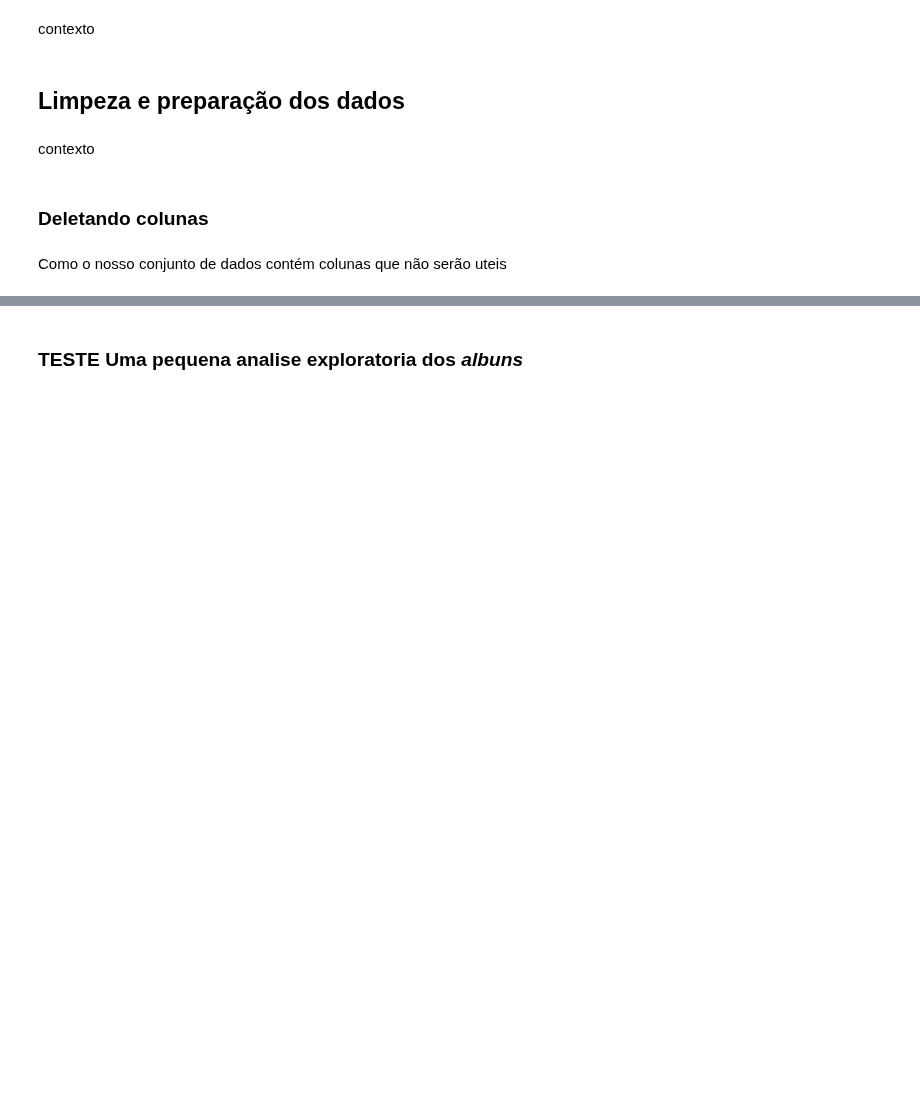
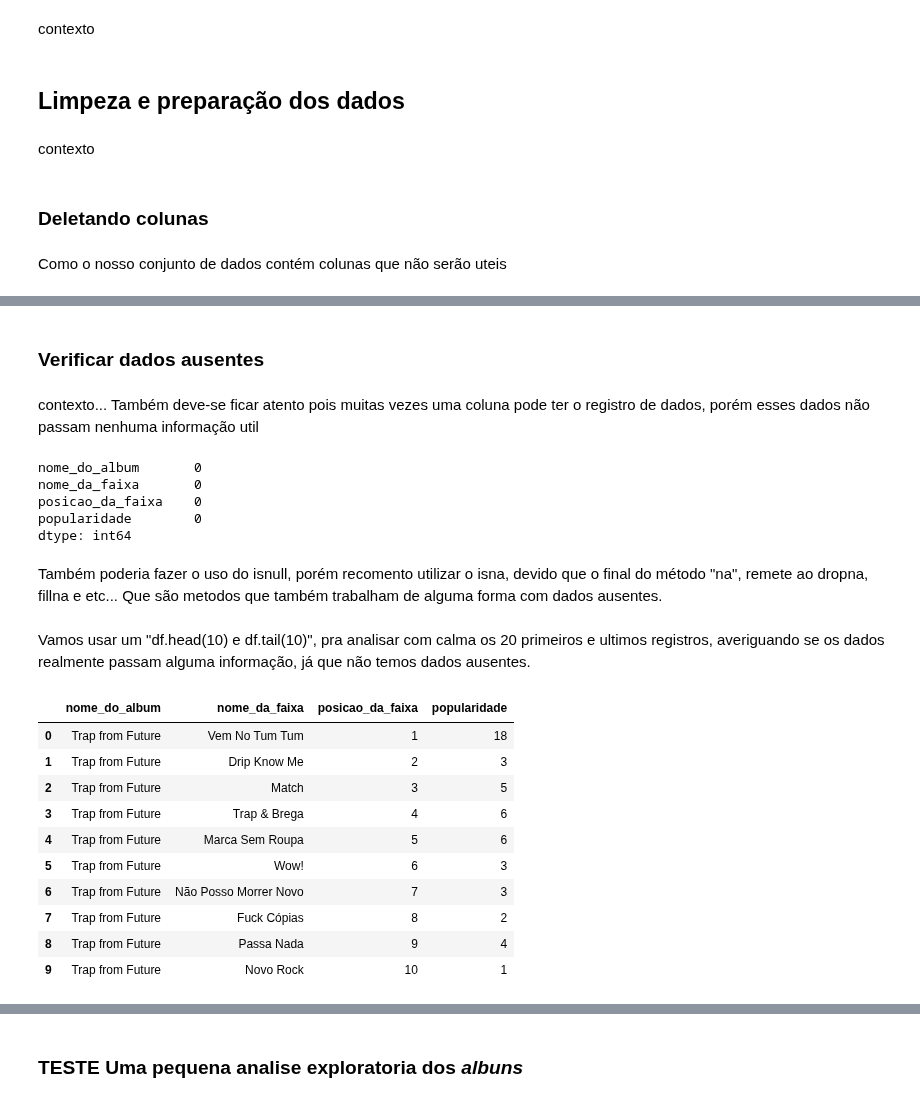
Before and after one commit to luislauriano/Data_Science, a Jupyter notebook: Projeto_construcao.ipynb, the cells around one changed output, grey strips where cells are left out. Drawn from its saved outputs; the diff is of its cells as text; code cells hidden in the pictures; blank space fills up the shorter version.

```diff
--- a/Projeto_construcao.ipynb
+++ b/Projeto_construcao.ipynb
@@ -241,0 +241,2 @@ df.head()
+# %%
+df = df[['album', 'name', 'track_number', 'popularity']].copy()
@@ -241,0 +272,30 @@ df.head()
+# %% [markdown]
+### **Verificar dados ausentes**
+# %% [markdown]
+contexto... Também deve-se ficar atento pois muitas vezes uma coluna pode ter o registro de dados, porém esses dados não passam nenhuma informação util
+# %%
+df.isna().sum()
+# %% [output]
+nome_do_album       0
+nome_da_faixa       0
+posicao_da_faixa    0
+popularidade        0
+dtype: int64
+# %% [markdown]
+Também poderia fazer o uso do isnull, porém recomento utilizar o isna, devido que o final  do método "na", remete ao dropna, fillna e etc... Que são metodos que também trabalham de alguma forma com dados ausentes.
+# %% [markdown]
+Vamos usar um "df.head(10) e df.tail(10)", pra analisar com calma os 20 primeiros e ultimos registros, averiguando se os dados realmente passam alguma informação, já que não temos dados ausentes.
+# %%
+df.head(10)
+# %% [output]
+|  | nome_do_album | nome_da_faixa | posicao_da_faixa | popularidade |
+| 0 | Trap from Future | Vem No Tum Tum | 1 | 18 |
+| 1 | Trap from Future | Drip Know Me | 2 | 3 |
+| 2 | Trap from Future | Match | 3 | 5 |
+| 3 | Trap from Future | Trap & Brega | 4 | 6 |
+| 4 | Trap from Future | Marca Sem Roupa | 5 | 6 |
+| 5 | Trap from Future | Wow! | 6 | 3 |
+| 6 | Trap from Future | Não Posso Morrer Novo | 7 | 3 |
+| 7 | Trap from Future | Fuck Cópias | 8 | 2 |
+| 8 | Trap from Future | Passa Nada | 9 | 4 |
+| 9 | Trap from Future | Novo Rock | 10 | 1 |
```
Also changed, not shown: parts of 67 cells of this notebook.
